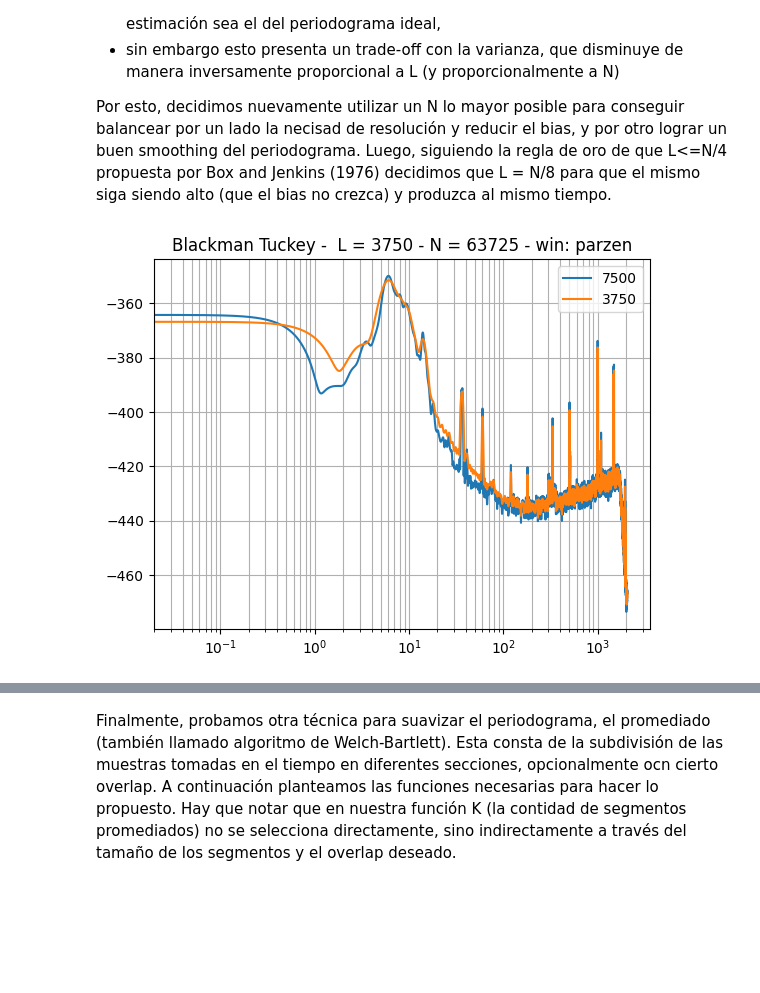
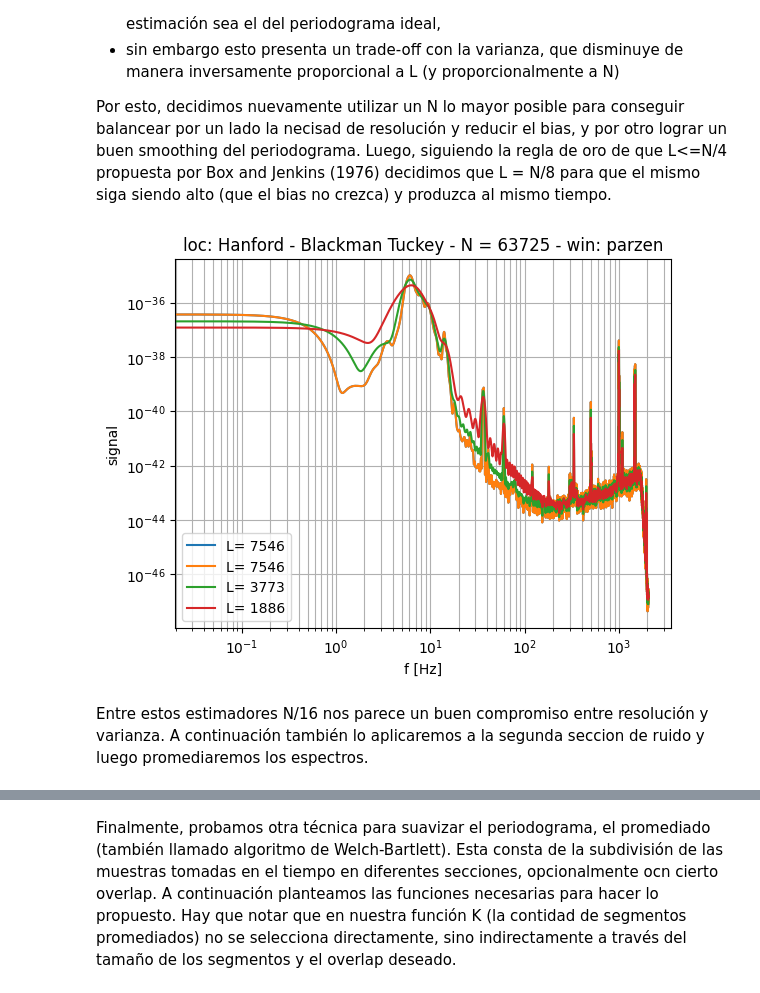
Before and after one commit to JBatRey/Procesamiento-Adaptativo-de-Se-ales-Aleatorias, a Jupyter notebook: TP1.ipynb, the cells around one changed output, grey strips where cells are left out. Drawn from its saved outputs; the diff is of its cells as text; code cells hidden in the pictures; blank space fills up the shorter version.

Commit message:
Agregué una cosita en el análisis de los espectros.

```diff
--- a/TP1.ipynb
+++ b/TP1.ipynb
@@ -267,28 +327,57 @@ Por esto, decidimos nuevamente utilizar un N lo mayor posible para conseguir bal
 # %%
 w = 'parzen'
 
-N = 60000
+N = 60375
 L = int(N/8)
 
-sig = h1_ruido[:N]*scipy.signal.get_window(window = 'parzen', Nx = 60000)
+sig = h1_ruido[:N]*scipy.signal.get_window(window = 'parzen', Nx = N)
 
 smoothRx = blackman_tuckey(sig, L, w)
 x_ax = np.linspace(0,0.5, len(smoothRx)) * h1_fs
-plt.plot(x_ax, 10*np.log10(smoothRx), label = str(L))
+plt.plot(x_ax, smoothRx, label = 'L= ' + str(L))
 
-N = 60000
+N = 60375
+L = int(N/8)
+
+sig = h1_ruido[:N]*scipy.signal.get_window(window = 'parzen', Nx = N)
+
+smoothRx = blackman_tuckey(sig, L, w)
+x_ax = np.linspace(0,0.5, len(smoothRx)) * h1_fs
+plt.plot(x_ax, smoothRx, label = 'L= ' + str(L))
+
+N = 60375
 L = int(N/16)
 
 w = 'parzen'
 smoothRx = blackman_tuckey(sig, L, w)
 x_ax = np.linspace(0,0.5, len(smoothRx)) * h1_fs
 
-plt.plot(x_ax, 10*np.log10(smoothRx), label = str(L))
-plt.title('Blackman Tuckey -  L = ' + str(L) + ' - N = ' + str(len(h1_ruido)) + ' - win: ' + w)
+plt.plot(x_ax, smoothRx, label = 'L= ' + str(L))
+plt.title('Blackman Tuckey - N = ' + str(len(h1_ruido)) + ' - win: ' + w)
 plt.grid(True, which='both')
 plt.xscale("log")
+plt.yscale("log")
 plt.legend()
 
+N = 60375
+L = int(N/32)
+
+w = 'parzen'
+smoothRx = blackman_tuckey(sig, L, w)
+x_ax = np.linspace(0,0.5, len(smoothRx)) * h1_fs
+
+plt.plot(x_ax, smoothRx, label = 'L= ' + str(L))
+plt.title('loc: Hanford - Blackman Tuckey - N = ' + str(len(h1_ruido)) + ' - win: ' + w)
+plt.grid(True, which='both')
+plt.xscale("log")
+plt.yscale("log")
+plt.legend()
+
+plt.xlabel('f [Hz]')
+plt.ylabel('signal')
+
 plt.show()
 # %% [output]
-[figure, old version]
+[figure, new version]
+# %% [markdown]
+Entre estos estimadores N/16 nos parece un buen compromiso entre resolución y varianza. A continuación también lo aplicaremos a la segunda seccion de ruido y luego promediaremos los espectros.
```
Also changed, not shown: parts of 50 cells of this notebook, 1 other file.
